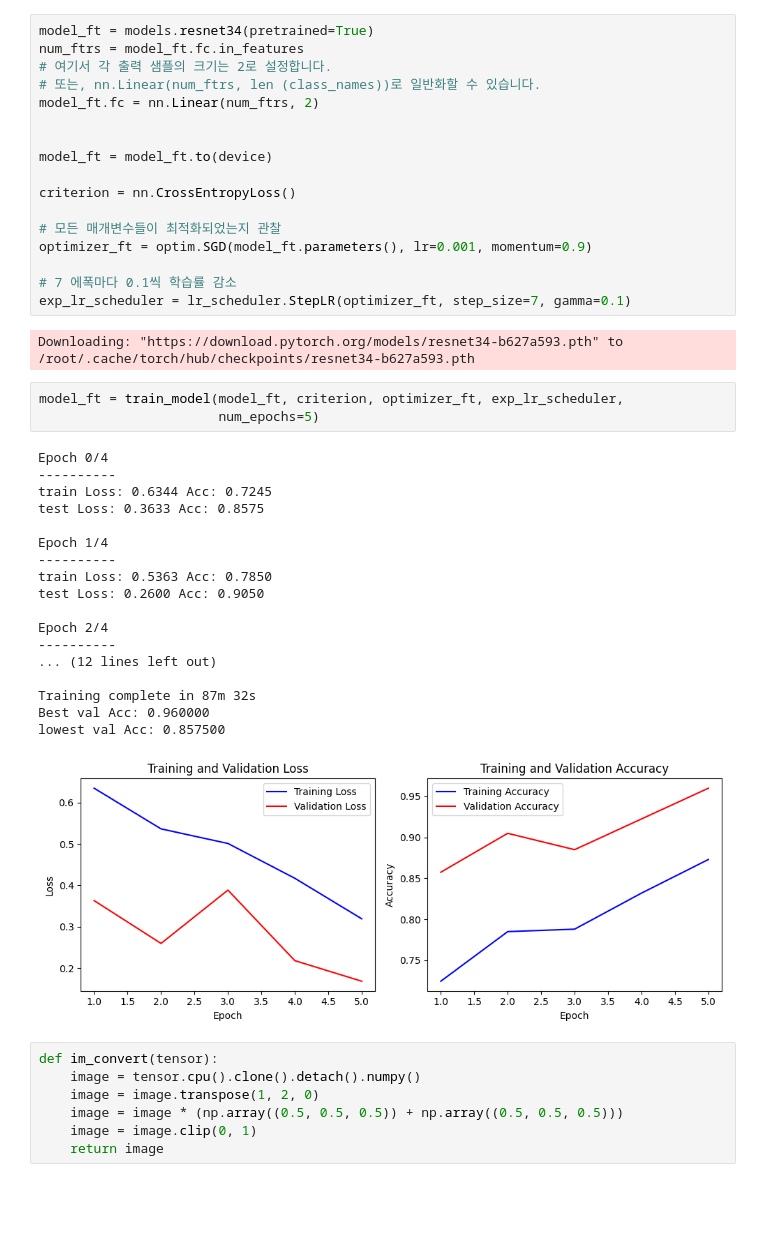
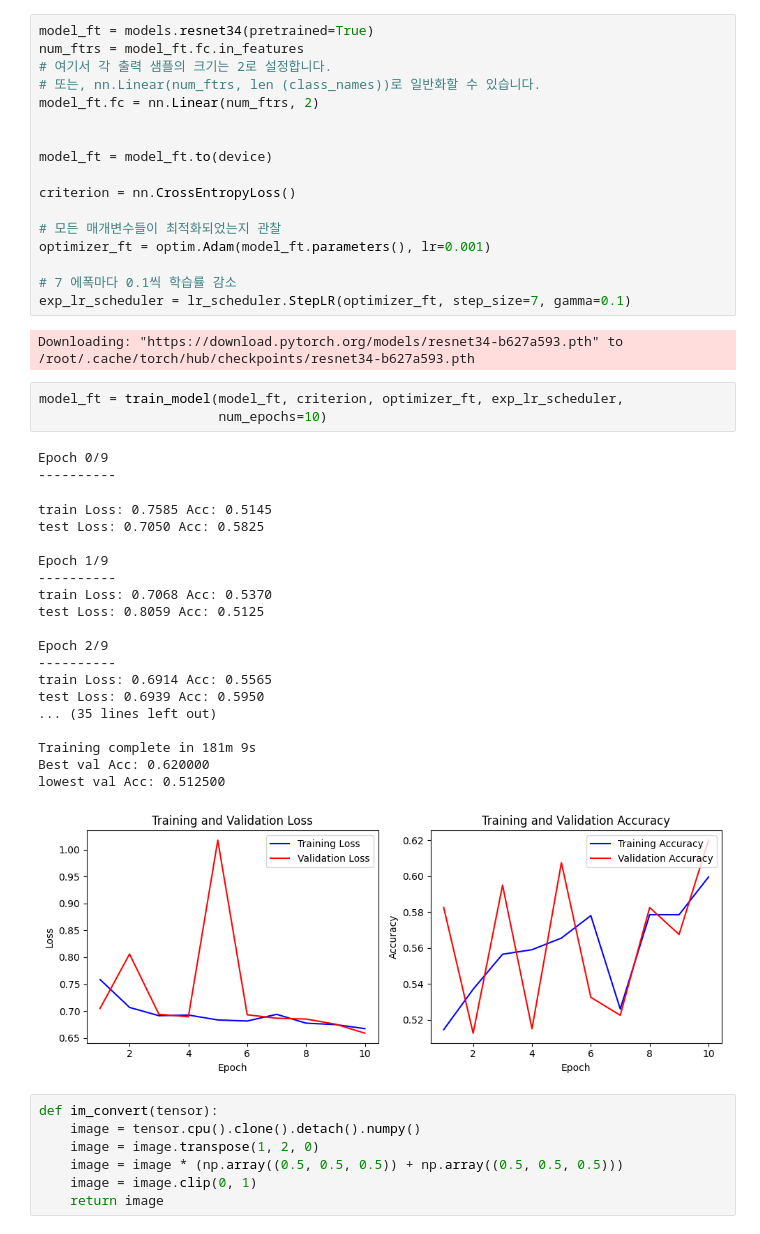
Before and after one commit to SummerToday/ManAndGirl_Classification_TransperLearning, a Jupyter notebook: manandgirl(real).ipynb, the cells around one changed output. Cells and saved outputs as stored; diff of their text form; blank space fills up the shorter version.

Commit message:
1000 200 resnet34 Adam

```diff
--- a/manandgirl(real).ipynb
+++ b/manandgirl(real).ipynb
@@ -358,7 +358,7 @@ model_ft = model_ft.to(device)
 criterion = nn.CrossEntropyLoss()
 
 # 모든 매개변수들이 최적화되었는지 관찰
-optimizer_ft = optim.SGD(model_ft.parameters(), lr=0.001, momentum=0.9)
+optimizer_ft = optim.Adam(model_ft.parameters(), lr=0.001)
 
 # 7 에폭마다 0.1씩 학습률 감소
 exp_lr_scheduler = lr_scheduler.StepLR(optimizer_ft, step_size=7, gamma=0.1)
@@ -366,26 +366,28 @@ exp_lr_scheduler = lr_scheduler.StepLR(optimizer_ft, step_size=7, gamma=0.1)
 Downloading: "https://download.pytorch.org/models/resnet34-b627a593.pth" to /root/.cache/torch/hub/checkpoints/resnet34-b627a593.pth
 # %%
 model_ft = train_model(model_ft, criterion, optimizer_ft, exp_lr_scheduler,
-                       num_epochs=5)
+                       num_epochs=10)
 # %% [output]
-Epoch 0/4
+Epoch 0/9
 ----------
-train Loss: 0.6344 Acc: 0.7245
-test Loss: 0.3633 Acc: 0.8575
-
-Epoch 1/4
-----------
-train Loss: 0.5363 Acc: 0.7850
-test Loss: 0.2600 Acc: 0.9050
-
-Epoch 2/4
-----------
-... (12 lines left out)
-
-Training complete in 87m 32s
-Best val Acc: 0.960000
-lowest val Acc: 0.857500
+train Loss: 0.7585 Acc: 0.5145
+test Loss: 0.7050 Acc: 0.5825
+
+Epoch 1/9
+----------
+train Loss: 0.7068 Acc: 0.5370
+test Loss: 0.8059 Acc: 0.5125
+
+Epoch 2/9
+----------
+train Loss: 0.6914 Acc: 0.5565
+test Loss: 0.6939 Acc: 0.5950
+... (35 lines left out)
+
+Training complete in 181m 9s
+Best val Acc: 0.620000
+lowest val Acc: 0.512500
-[figure, old version]
+[figure, new version]
 # %%
 def im_convert(tensor):
     image = tensor.cpu().clone().detach().numpy()
```
Also changed, not shown: parts of 3 cells of this notebook.
